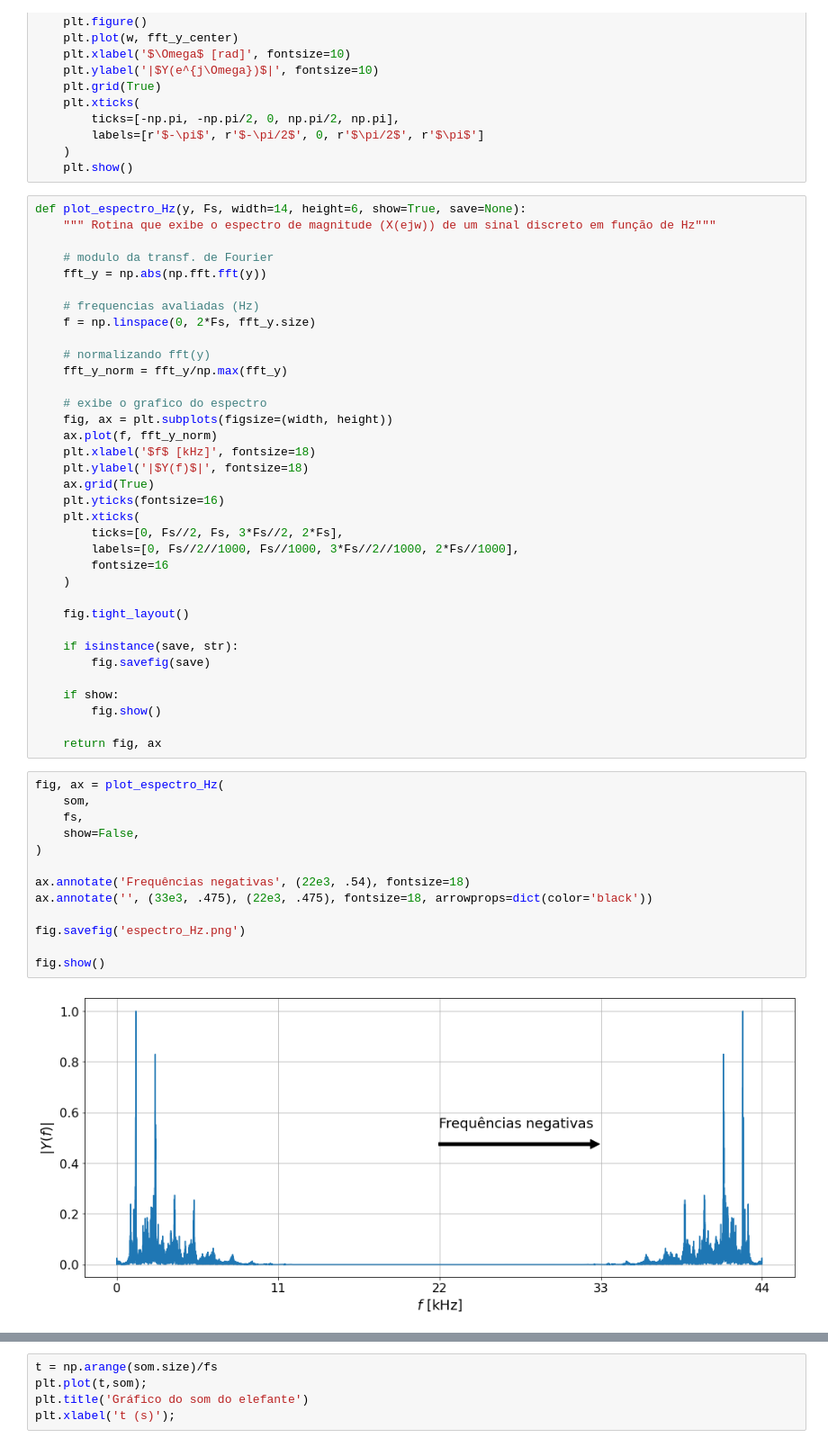
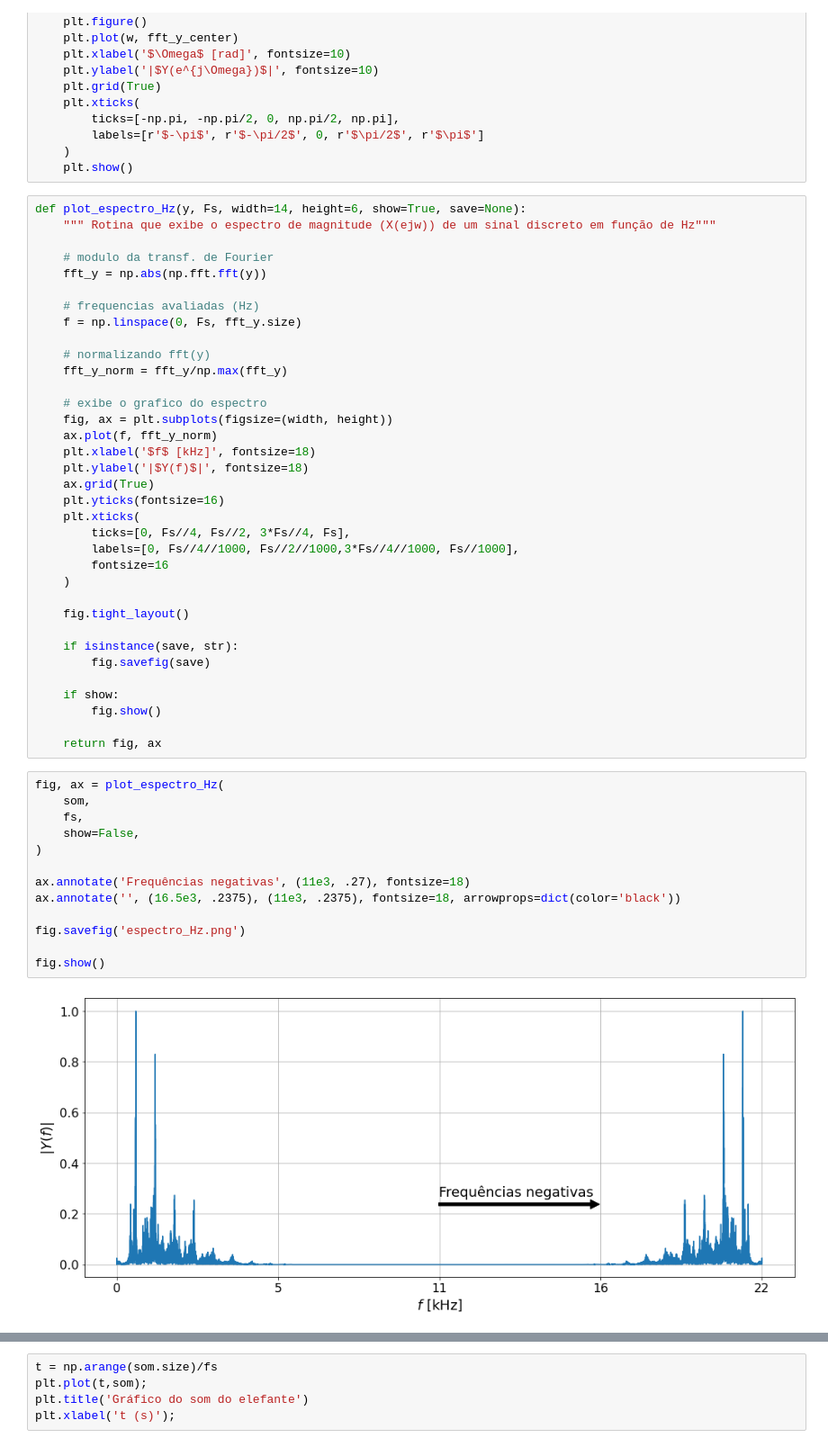
Before and after one commit to gnsoares/UNICAMP_EA619_SystemsAnalysis, a Jupyter notebook: Experimento1/Analisador_espectro - Exploração.ipynb, the cells around one changed output, grey strips where cells are left out. Shown at 90% size. Saved outputs shown, nothing was run; the diff lists cells and outputs as text.

```diff
--- a/Experimento1/Analisador_espectro - Exploração.ipynb
+++ b/Experimento1/Analisador_espectro - Exploração.ipynb
@@ -46,7 +46,7 @@ def plot_espectro_Hz(y, Fs, width=14, height=6, show=True, save=None):
     fft_y = np.abs(np.fft.fft(y))
 
     # frequencias avaliadas (Hz)
-    f = np.linspace(0, 2*Fs, fft_y.size)
+    f = np.linspace(0, Fs, fft_y.size)
 
     # normalizando fft(y)
     fft_y_norm = fft_y/np.max(fft_y)
@@ -59,8 +59,8 @@ def plot_espectro_Hz(y, Fs, width=14, height=6, show=True, save=None):
     ax.grid(True)
     plt.yticks(fontsize=16)
     plt.xticks(
-        ticks=[0, Fs//2, Fs, 3*Fs//2, 2*Fs],
-        labels=[0, Fs//2//1000, Fs//1000, 3*Fs//2//1000, 2*Fs//1000],
+        ticks=[0, Fs//4, Fs//2, 3*Fs//4, Fs],
+        labels=[0, Fs//4//1000, Fs//2//1000,3*Fs//4//1000, Fs//1000],
         fontsize=16
     )
 
@@ -76,15 +76,15 @@ def plot_espectro_Hz(y, Fs, width=14, height=6, show=True, save=None):
 # %%
 fig, ax = plot_espectro_Hz(
     som,
     fs,
     show=False,
 )
 
-ax.annotate('Frequências negativas', (22e3, .54), fontsize=18)
-ax.annotate('', (33e3, .475), (22e3, .475), fontsize=18, arrowprops=dict(color='black'))
+ax.annotate('Frequências negativas', (11e3, .27), fontsize=18)
+ax.annotate('', (16.5e3, .2375), (11e3, .2375), fontsize=18, arrowprops=dict(color='black'))
 
 fig.savefig('espectro_Hz.png')
 
 fig.show()
 # %% [output]
-[figure, old version]
+[figure, new version]
```
Also changed, not shown: parts of 9 cells of this notebook, 4 other files.
